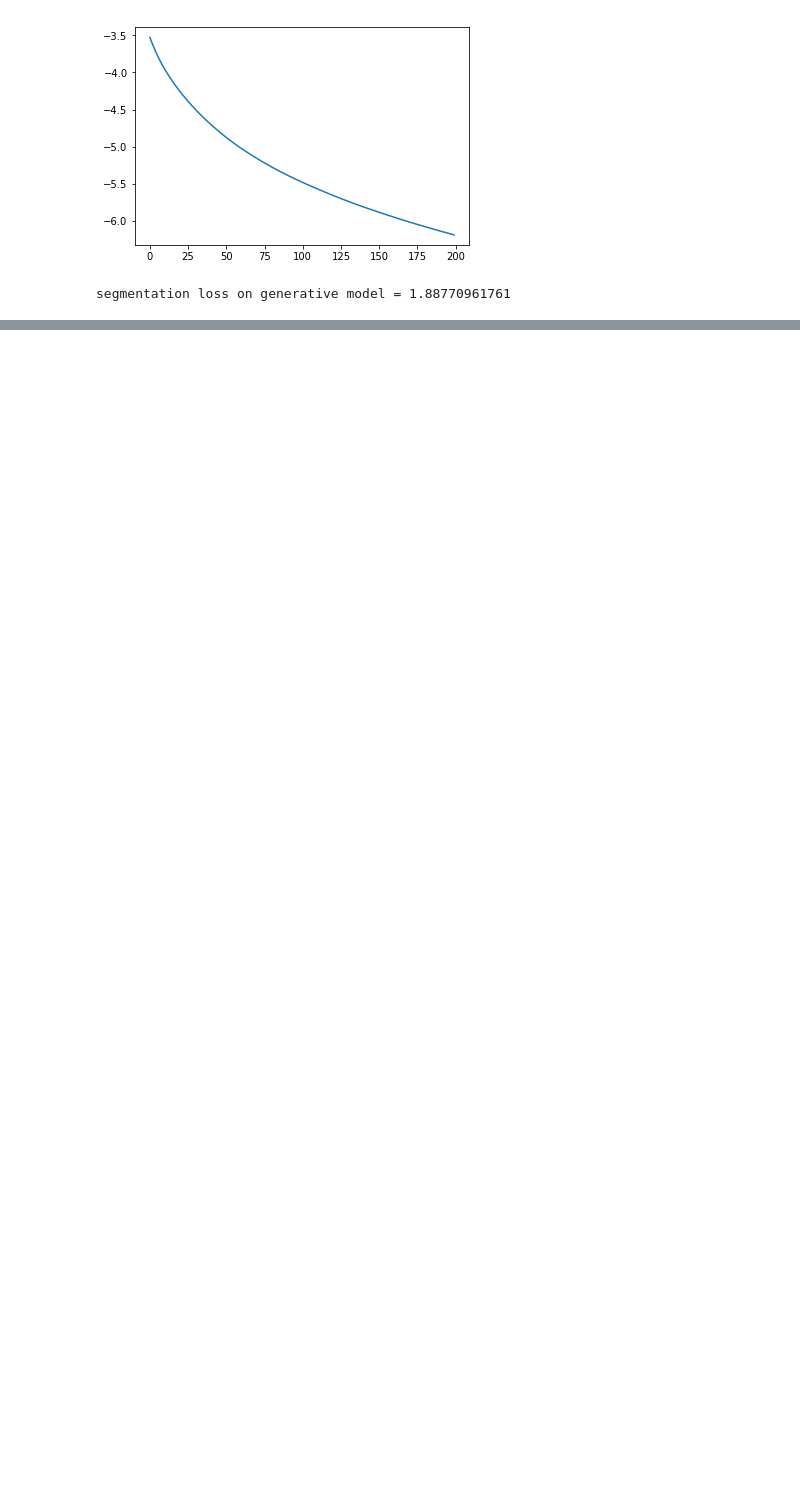
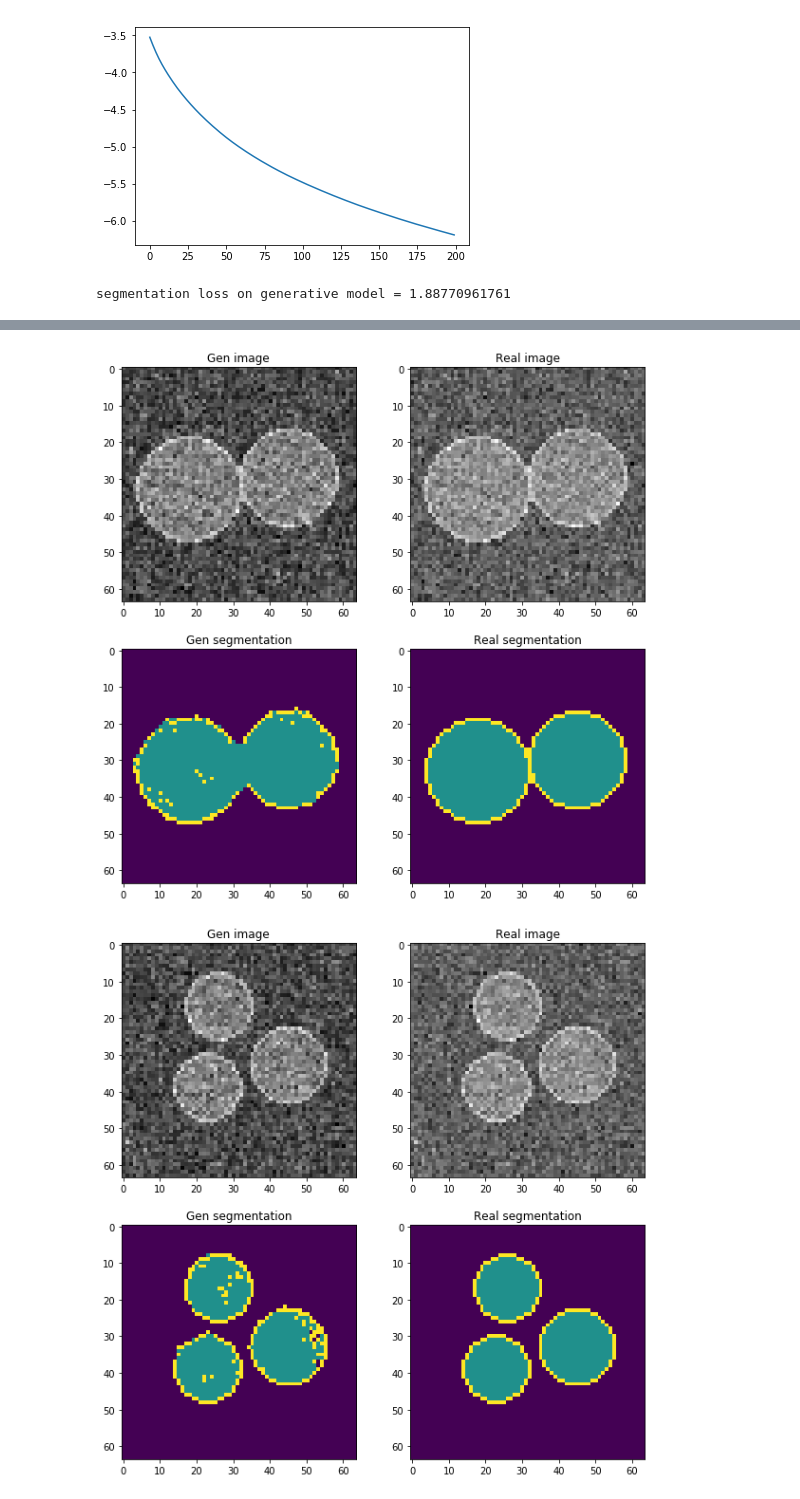
Before and after one commit to ashysheya/research_project, a Jupyter notebook: training_baseline_unet.ipynb, the cells around one changed output, grey strips where cells are left out. Cells and saved outputs as stored; diff of their text form; code cells hidden in the pictures; blank space fills up the shorter version.

```diff
--- a/training_baseline_unet.ipynb
+++ b/training_baseline_unet.ipynb
@@ -230,0 +250,13 @@ segmentation loss on generative model = 1.88770961761
+# %%
+gen_loss, segm_loss = test(net=net_gen,
+                           test_images=test_images,
+                           test_segmentation=test_segmentation,
+                           segm_loss=segm_loss,
+                           img_loss=img_loss,
+                           is_generative=True,
+                           z_input=z_test,
+                           lr=0.005,
+                           num_epoch=200)
+# %% [output]
+[figure, added]
+[figure, added]
```
Also changed, not shown: parts of 7 cells of this notebook.
